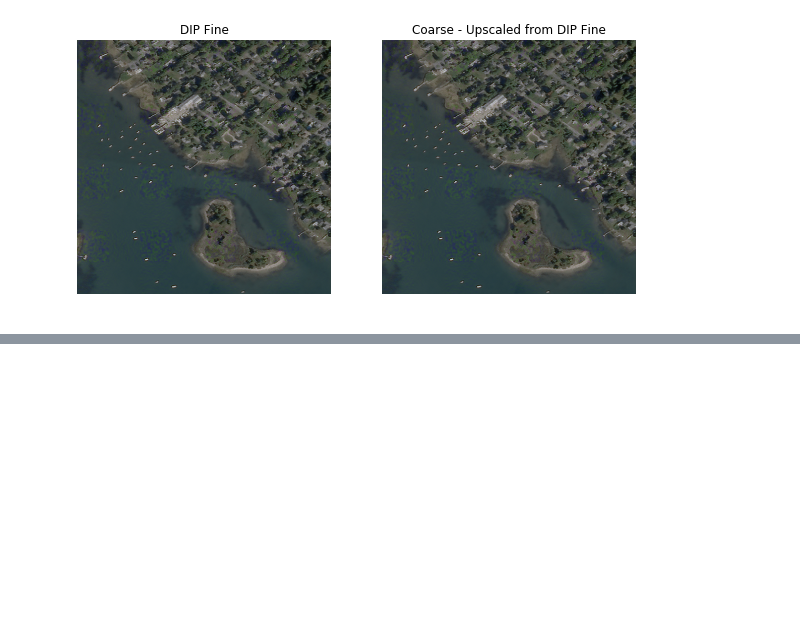
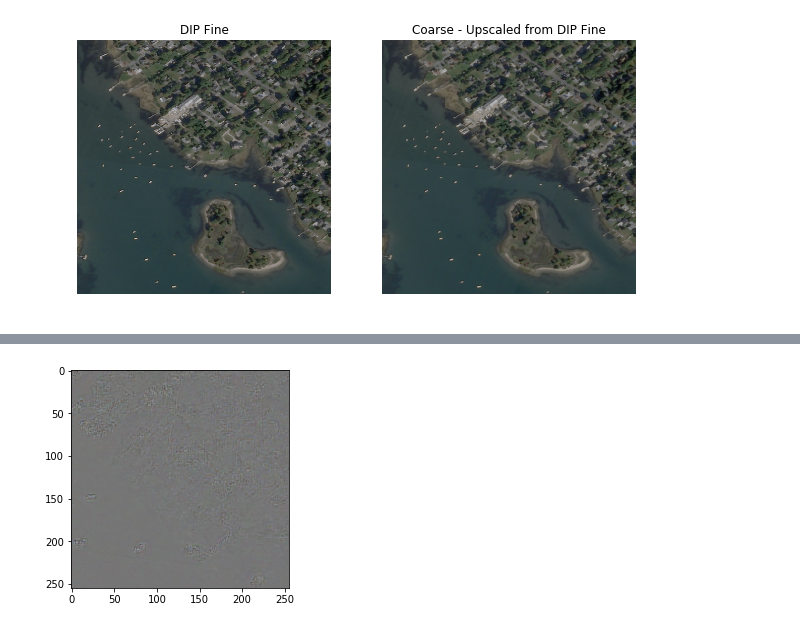
Before and after one commit to zhwang0/dip-kriging, a Jupyter notebook: dirKriging.ipynb, the cells around one changed output, grey strips where cells are left out. Cells and saved outputs as stored; diff of their text form; code cells hidden in the pictures; blank space fills up the shorter version.

```diff
--- a/dirKriging.ipynb
+++ b/dirKriging.ipynb
@@ -288,0 +319,13 @@ y = resi.reshape(resi_size[0]*resi_size[1], resi_size[2], order='C')
+# %%
+# residuals
+krig_f = img_f_dip_sub
+krig_c = img_f_sub
+resi = krig_c - krig_f
+resi_size = np.shape(resi)
+
+# plot
+resi_plot = resi - resi.min() / (resi.max() - resi.min())
+plt.imshow(resi_plot, cmap='gray')
+plt.imsave('output_kriging/residuas_urban.png', resi_plot, cmap='gray')
+# %% [output]
+[figure, added]
```
Also changed, not shown: parts of 40 cells of this notebook.
